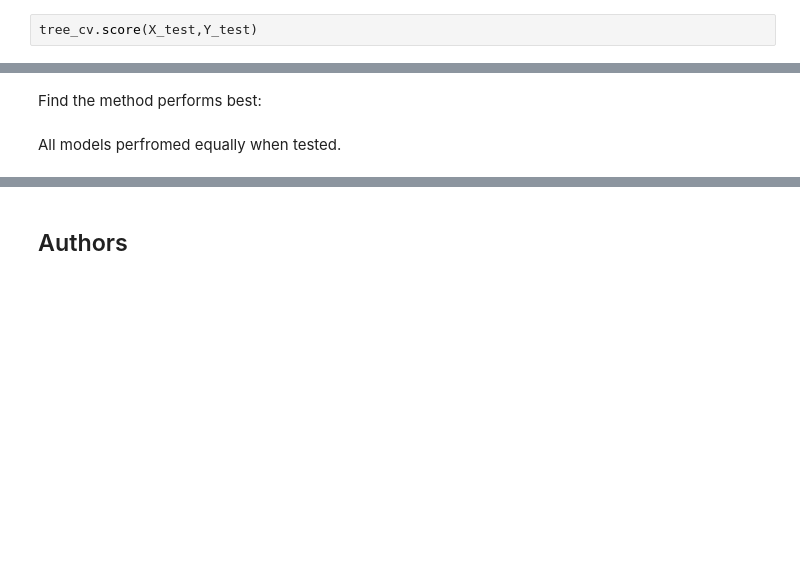
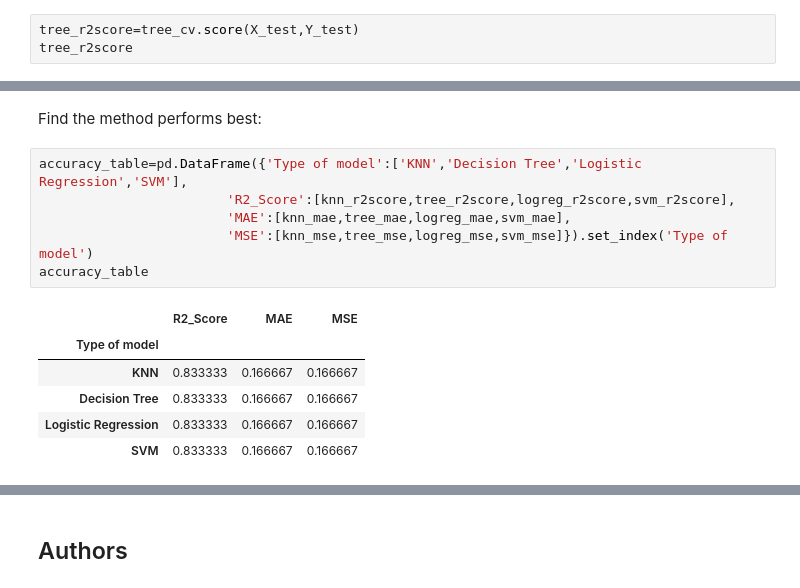
Before and after one commit to Shrey5555/Data_Science_Final_Assignments, a Jupyter notebook: SpaceX_Machine Learning Prediction_Part_5.ipynb, the cells around one changed output, grey strips where cells are left out. Cells and saved outputs as stored; diff of their text form; blank space fills up the shorter version.

```diff
--- a/SpaceX_Machine Learning Prediction_Part_5.ipynb
+++ b/SpaceX_Machine Learning Prediction_Part_5.ipynb
@@ -270,7 +277,8 @@ accuracy : 0.8625
 # %% [markdown]
 Calculate the accuracy of tree_cv on the test data using the method <code>score</code>:
 # %%
-tree_cv.score(X_test,Y_test)
+tree_r2score=tree_cv.score(X_test,Y_test)
+tree_r2score
 # %% [output]
 0.8333333333333334
 # %% [markdown]
@@ -317,5 +330,16 @@ plot_confusion_matrix(Y_test,yhat)
 ## TASK  12
 # %% [markdown]
 Find the method performs best:
-# %% [markdown]
-All models perfromed equally when tested.
+# %%
+accuracy_table=pd.DataFrame({'Type of model':['KNN','Decision Tree','Logistic Regression','SVM'],
+                        'R2_Score':[knn_r2score,tree_r2score,logreg_r2score,svm_r2score],
+                        'MAE':[knn_mae,tree_mae,logreg_mae,svm_mae],
+                        'MSE':[knn_mse,tree_mse,logreg_mse,svm_mse]}).set_index('Type of model')
+accuracy_table
+# %% [output]
+|  | R2_Score | MAE | MSE |
+| Type of model |  |  |  |
+| KNN | 0.833333 | 0.166667 | 0.166667 |
+| Decision Tree | 0.833333 | 0.166667 | 0.166667 |
+| Logistic Regression | 0.833333 | 0.166667 | 0.166667 |
+| SVM | 0.833333 | 0.166667 | 0.166667 |
```
Also changed, not shown: parts of 10 cells of this notebook.
